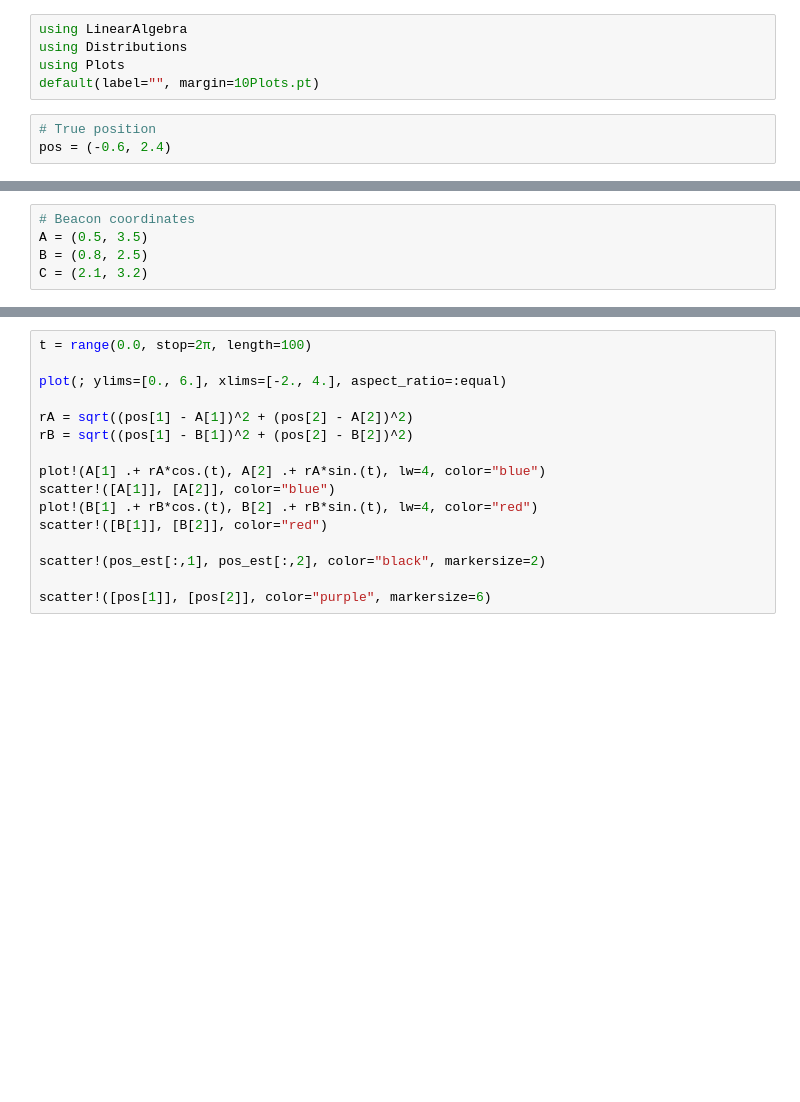
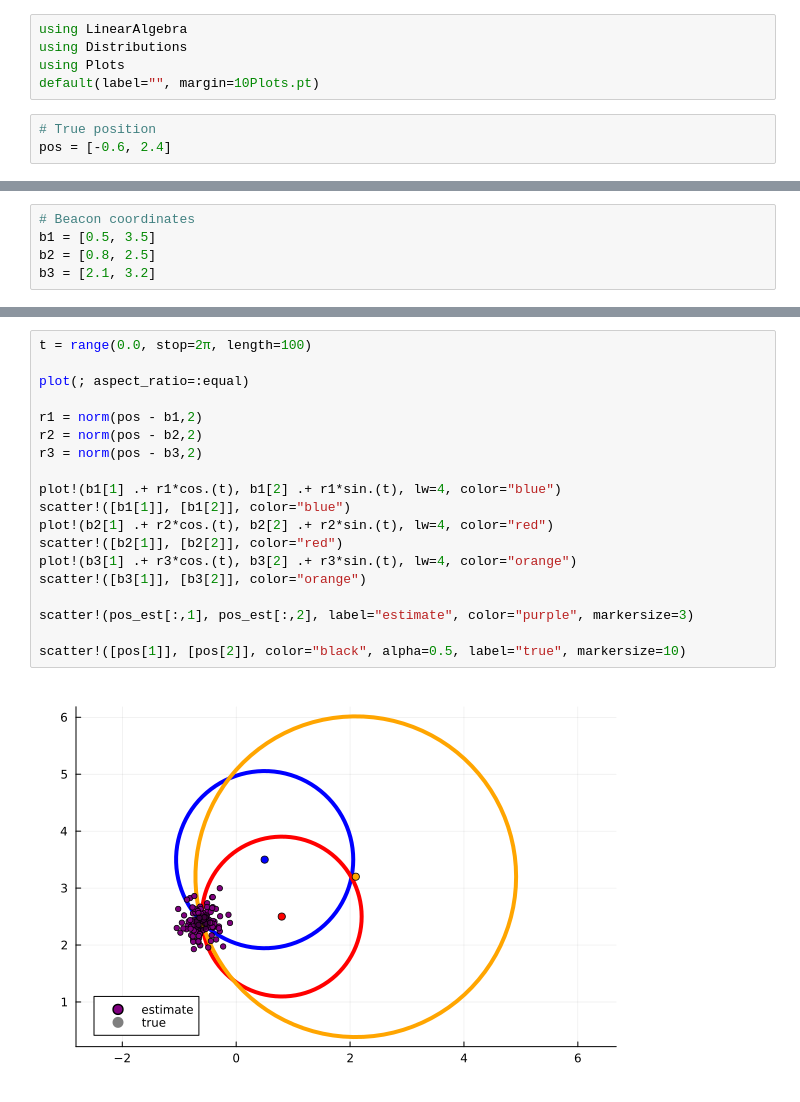
Before and after one commit to biaslab/IWAI2024-ambiguity, a Jupyter notebook: checks/check-trilateration.ipynb, the cells around one changed output, grey strips where cells are left out. Cells and saved outputs as stored; diff of their text form; blank space fills up the shorter version.

```diff
--- a/checks/check-trilateration.ipynb
+++ b/checks/check-trilateration.ipynb
@@ -5,5 +5,5 @@ using Plots
 default(label="", margin=10Plots.pt)
 # %%
 # True position
-pos = (-0.6, 2.4)
+pos = [-0.6, 2.4]
 # %% [output]
@@ -11,6 +13,6 @@ pos = (-0.6, 2.4)
 # %%
 # Beacon coordinates
-A = (0.5, 3.5)
-B = (0.8, 2.5)
-C = (2.1, 3.2)
+b1 = [0.5, 3.5]
+b2 = [0.8, 2.5]
+b3 = [2.1, 3.2]
 # %% [output]
@@ -56,16 +90,21 @@ end
 # %%
 t = range(0.0, stop=2π, length=100)
 
-plot(; ylims=[0., 6.], xlims=[-2., 4.], aspect_ratio=:equal)
+plot(; aspect_ratio=:equal)
 
-rA = sqrt((pos[1] - A[1])^2 + (pos[2] - A[2])^2)
-rB = sqrt((pos[1] - B[1])^2 + (pos[2] - B[2])^2)
+r1 = norm(pos - b1,2)
+r2 = norm(pos - b2,2)
+r3 = norm(pos - b3,2)
 
-plot!(A[1] .+ rA*cos.(t), A[2] .+ rA*sin.(t), lw=4, color="blue")
-scatter!([A[1]], [A[2]], color="blue")
-plot!(B[1] .+ rB*cos.(t), B[2] .+ rB*sin.(t), lw=4, color="red")
-scatter!([B[1]], [B[2]], color="red")
+plot!(b1[1] .+ r1*cos.(t), b1[2] .+ r1*sin.(t), lw=4, color="blue")
+scatter!([b1[1]], [b1[2]], color="blue")
+plot!(b2[1] .+ r2*cos.(t), b2[2] .+ r2*sin.(t), lw=4, color="red")
+scatter!([b2[1]], [b2[2]], color="red")
+plot!(b3[1] .+ r3*cos.(t), b3[2] .+ r3*sin.(t), lw=4, color="orange")
+scatter!([b3[1]], [b3[2]], color="orange")
 
-scatter!(pos_est[:,1], pos_est[:,2], color="black", markersize=2)
+scatter!(pos_est[:,1], pos_est[:,2], label="estimate", color="purple", markersize=3)
 
-scatter!([pos[1]], [pos[2]], color="purple", markersize=6)
+scatter!([pos[1]], [pos[2]], color="black", alpha=0.5, label="true", markersize=10)
+# %% [output]
+[figure, added]
```
Also changed, not shown: parts of 5 cells of this notebook.
